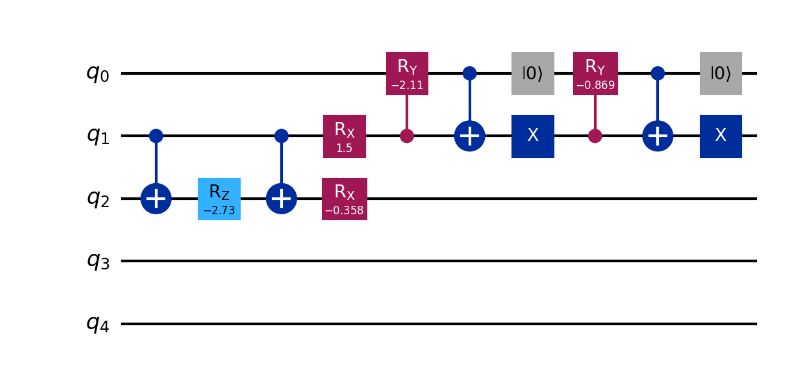
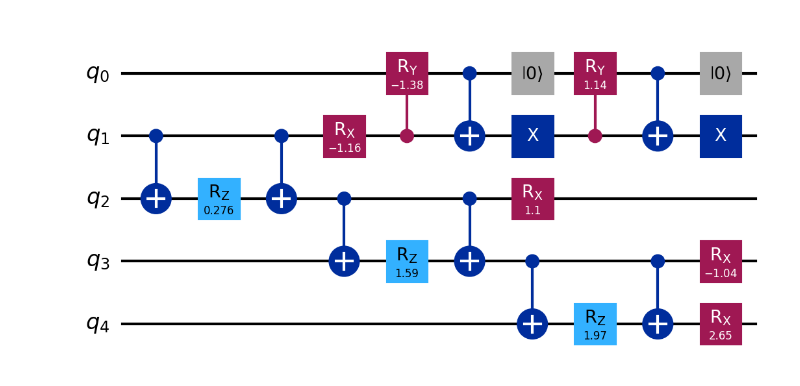
Before and after one commit to psasanka1729/VQA, a Jupyter notebook: TFIM_noisy.ipynb, the cells around one changed output. Drawn from its saved outputs; the diff is of its cells as text; code cells hidden in the pictures.

```diff
--- a/TFIM_noisy.ipynb
+++ b/TFIM_noisy.ipynb
@@ -38,50 +38,64 @@ from numpy import trace
 # VQA circuit.
 from qiskit import QuantumCircuit, transpile
 
 # Pauli matrices and identity (sparse format)
 I = csr_matrix([[1, 0], [0, 1]], dtype=complex)
 sigma_x = csr_matrix([[0, 1], [1, 0]], dtype=complex)
 sigma_y = csr_matrix([[0, -1j], [1j, 0]], dtype=complex)
 sigma_z = csr_matrix([[1, 0], [0, -1]], dtype=complex)
 
 """
 The TFIM for L = 2 is given by: H = J * (Z_1 * Z_2) + h * (X_1 + X_2). We will consider
 the two jump operators: L_1 = sqrt(g_1) * (X_1 - i * Y_1} and L_2 = sqrt(g_2) * (X_2 - i Y_2).
 
 """
 
 # The variational circuit is just the trotter circuit for the TFIM.
 n_qubits = 4
 def anstaz_circuit(angles_lst, number_of_layers):
 
-     number_of_angles_per_layer = 5
+     number_of_angles_per_layer = 9
 
      if len(angles_lst*number_of_angles_per_layer) % number_of_layers != 0:
          raise ValueError("The number of angles should be divisible by the number of layers.")
      else:
            anstaz_circuit = QuantumCircuit(n_qubits+1)
            for i in range(number_of_layers):
-               anstaz_circuit.cx(1,2)
-               anstaz_circuit.rz(angles_lst[i][0], 2)
-               anstaz_circuit.cx(1,2)
-               anstaz_circuit.rx(angles_lst[i][1], 1)
-               anstaz_circuit.rx(angles_lst[i][2], 2)
-               # Jump operator part.
-               anstaz_circuit.cry(angles_lst[i][3], 1, 0)
-               anstaz_circuit.cx(0,1)
-               anstaz_circuit.reset(0)
-               anstaz_circuit.x(1)
-               anstaz_circuit.cry(angles_lst[i][4], 1, 0)
-               anstaz_circuit.cx(0,1)
-               anstaz_circuit.x(1)
-               anstaz_circuit.reset(0)
+                # Z_1 * Z_2.
+                anstaz_circuit.cx(1,2)
+                anstaz_circuit.rz(angles_lst[i][0], 2)
+                anstaz_circuit.cx(1,2)
+                # Z_2 * Z_3.
+                anstaz_circuit.cx(2,3)
+                anstaz_circuit.rz(angles_lst[i][1], 3)
+                anstaz_circuit.cx(2,3)
+                # Z_3 * Z_4.
+                anstaz_circuit.cx(3,4)
+                anstaz_circuit.rz(angles_lst[i][2], 4)
+                anstaz_circuit.cx(3,4)
+                # X_1 + X_2 + X_3 + X_4.
+                anstaz_circuit.rx(angles_lst[i][3], 1)
+                anstaz_circuit.rx(angles_lst[i][4], 2)
+                anstaz_circuit.rx(angles_lst[i][5], 3)
+                anstaz_circuit.rx(angles_lst[i][6], 4)
+
+                # Jump operator part.
+                anstaz_circuit.cry(angles_lst[i][7], 1, 0)
+                anstaz_circuit.cx(0,1)
+                anstaz_circuit.reset(0)
+                anstaz_circuit.x(1)
+                anstaz_circuit.cry(angles_lst[i][8], 1, 0)
+                anstaz_circuit.cx(0,1)
+                anstaz_circuit.x(1)
+                anstaz_circuit.reset(0)
 
      return anstaz_circuit
 number_of_layers = 1
-angle_lst = [[np.random.uniform(-np.pi, np.pi) for i in range(5)] for j in range(number_of_layers)]
+number_of_parameters = 9
+angle_lst = [[np.random.uniform(-np.pi, np.pi) for i in range(number_of_parameters)] for j in range(number_of_layers)]
 anstaz_circuit(angle_lst, number_of_layers).draw("mpl", scale = 1.5)
 # %% [output]
-[figure, old version]
+[figure, new version]
 # %%
 J = 1.0
 h = 0.1
```
Also changed, not shown: parts of 8 cells of this notebook.
